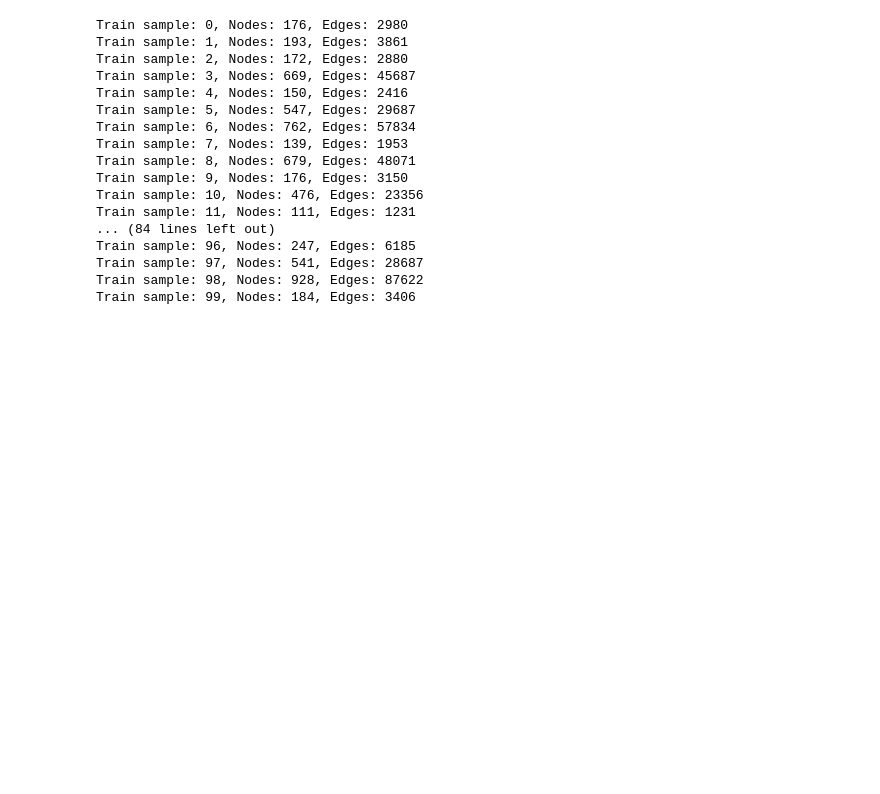
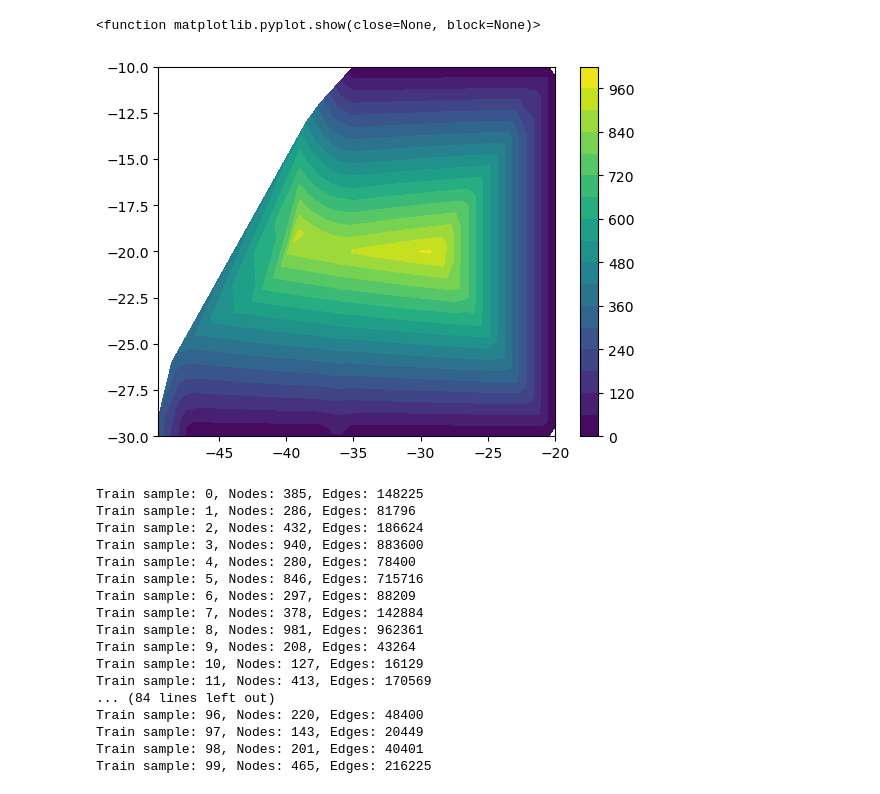
Before and after one commit to marlonsmathias/neural_operator_wind_to_waves, a Jupyter notebook: test_data_loader.ipynb, the cells around one changed output. Drawn from its saved outputs; the diff is of its cells as text; code cells hidden in the pictures; blank space fills up the shorter version.

```diff
--- a/test_data_loader.ipynb
+++ b/test_data_loader.ipynb
@@ -45,3 +45,10 @@ Text(0.5, 1.0, 'bath')
+# %%
+plt.tricontourf(X[:,0],X[:,1],d.D_sea,16)
+plt.colorbar()
+plt.show
+# %% [output]
+<function matplotlib.pyplot.show(close=None, block=None)>
+[figure, added]
 # %%
 from torch_geometric.loader import DataLoader
 
@@ -51,27 +58,27 @@ for i in range(100):
 
     n = randintlog(100,1000)
 
-    data_train.append(D.sample_graph(n, i, radius=500000))
+    data_train.append(D.sample_graph(n, i, radius=500))
 
     print(f'Train sample: {i}, Nodes: {n}, Edges: {data_train[-1].edge_index.shape[1]}')
 # %% [output]
-Train sample: 0, Nodes: 176, Edges: 2980
-Train sample: 1, Nodes: 193, Edges: 3861
-Train sample: 2, Nodes: 172, Edges: 2880
-Train sample: 3, Nodes: 669, Edges: 45687
-Train sample: 4, Nodes: 150, Edges: 2416
-Train sample: 5, Nodes: 547, Edges: 29687
-Train sample: 6, Nodes: 762, Edges: 57834
-Train sample: 7, Nodes: 139, Edges: 1953
-Train sample: 8, Nodes: 679, Edges: 48071
-Train sample: 9, Nodes: 176, Edges: 3150
-Train sample: 10, Nodes: 476, Edges: 23356
-Train sample: 11, Nodes: 111, Edges: 1231
+Train sample: 0, Nodes: 385, Edges: 148225
+Train sample: 1, Nodes: 286, Edges: 81796
+Train sample: 2, Nodes: 432, Edges: 186624
+Train sample: 3, Nodes: 940, Edges: 883600
+Train sample: 4, Nodes: 280, Edges: 78400
+Train sample: 5, Nodes: 846, Edges: 715716
+Train sample: 6, Nodes: 297, Edges: 88209
+Train sample: 7, Nodes: 378, Edges: 142884
+Train sample: 8, Nodes: 981, Edges: 962361
+Train sample: 9, Nodes: 208, Edges: 43264
+Train sample: 10, Nodes: 127, Edges: 16129
+Train sample: 11, Nodes: 413, Edges: 170569
 ... (84 lines left out)
-Train sample: 96, Nodes: 247, Edges: 6185
-Train sample: 97, Nodes: 541, Edges: 28687
-Train sample: 98, Nodes: 928, Edges: 87622
-Train sample: 99, Nodes: 184, Edges: 3406
+Train sample: 96, Nodes: 220, Edges: 48400
+Train sample: 97, Nodes: 143, Edges: 20449
+Train sample: 98, Nodes: 201, Edges: 40401
+Train sample: 99, Nodes: 465, Edges: 216225
 # %%
 loader_train = DataLoader(data_train, batch_size=1, shuffle=False)
 # %%
```
Also changed, not shown: parts of 5 cells of this notebook, 4 other files.
